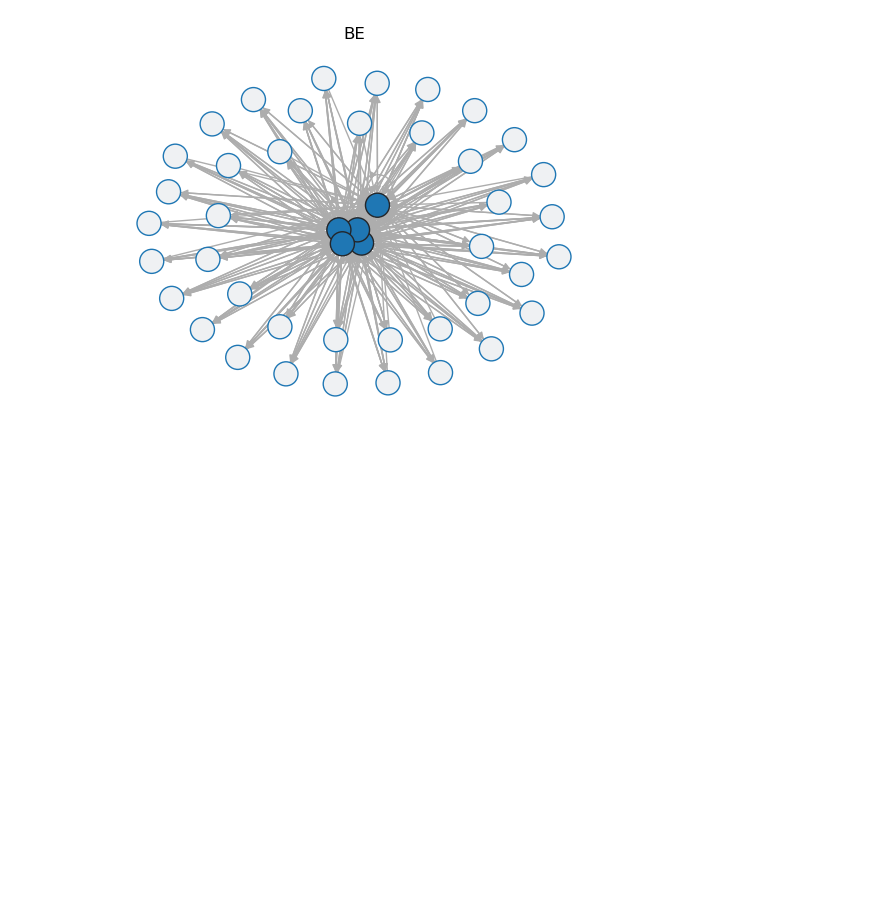
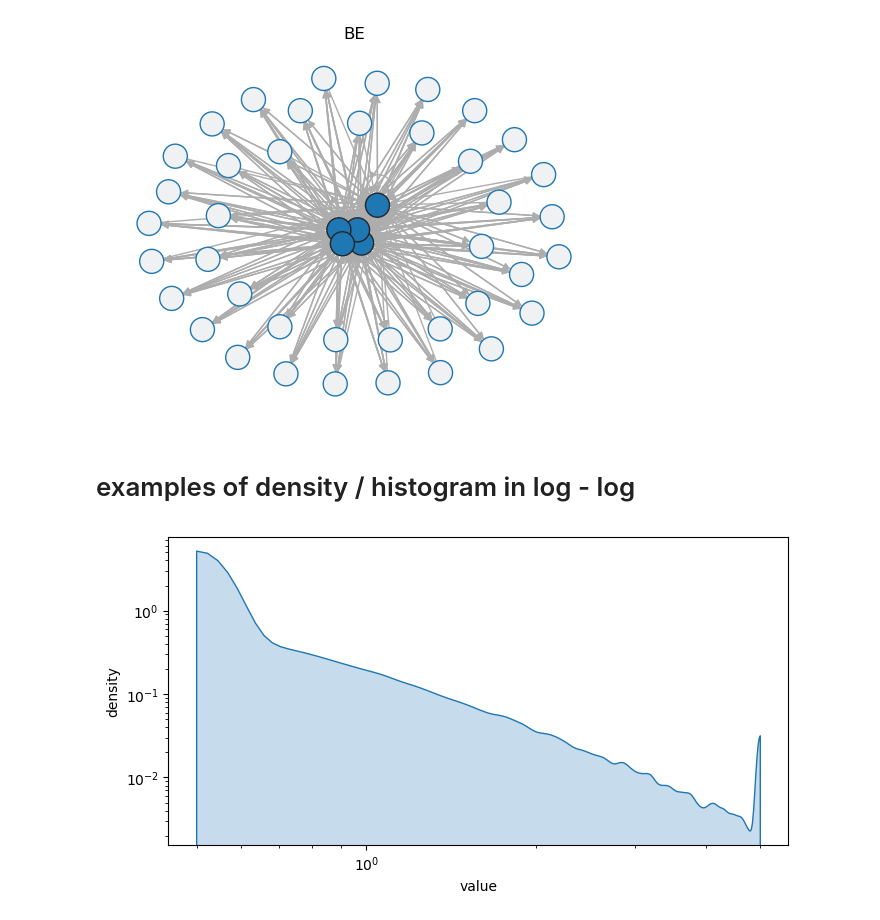
Before and after one commit to Victor-Le-Coz/secured_interbank_network_public, a Jupyter notebook: tools.ipynb, the cells around one changed output. Saved outputs shown, nothing was run; the diff lists cells and outputs as text; code cells hidden in the pictures; blank space fills up the shorter version.

```diff
--- a/tools.ipynb
+++ b/tools.ipynb
@@ -1120,3 +1120,37 @@ for algo in par.cp_algos:
 [figure]
 [figure]
 [figure]
+# %% [markdown]
+# examples of density / histogram in log - log
+# %%
+# Pareto law
+
+import numpy as np
+import matplotlib.pyplot as plt
+import seaborn as sns
+
+# Generate random data
+x = np.random.pareto(3,size=100000)
+
+# Compute the absolute value and sign of the data
+abs_x = np.abs(x)
+sign_x = np.sign(x)
+
+# Set up the figure
+fig, ax = plt.subplots(figsize=(8, 4))
+
+# Plot the KDE on a log scale with the transformed data
+sns.kdeplot(x.clip(0.5,5), ax=ax, cut=0, fill=True)
+ax.set_xscale('log')
+
+# Set the y-axis to log scale
+ax.set_yscale('log')
+
+# Set axis labels
+ax.set_xlabel('value')
+ax.set_ylabel('density')
+
+# Show the plot
+plt.show()
+# %% [output]
+[figure, added]
```
Also changed, not shown: parts of 16 cells of this notebook, 3 other files.
